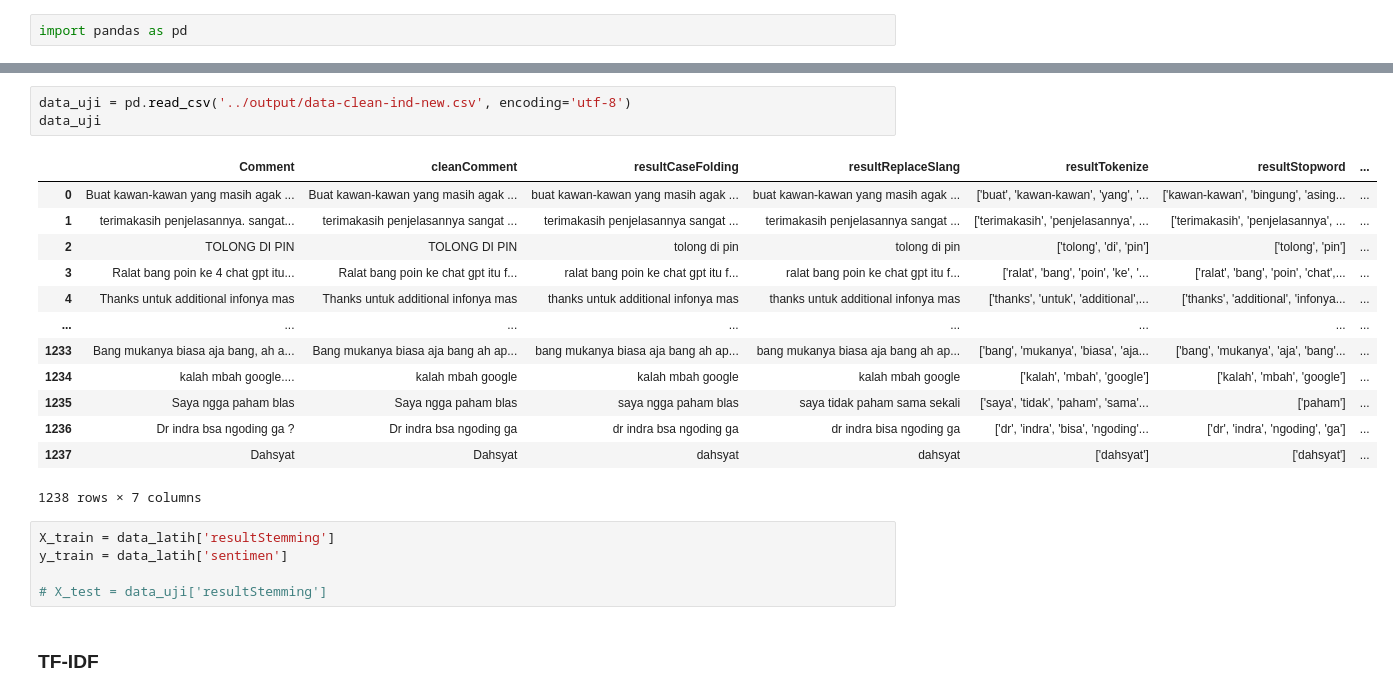
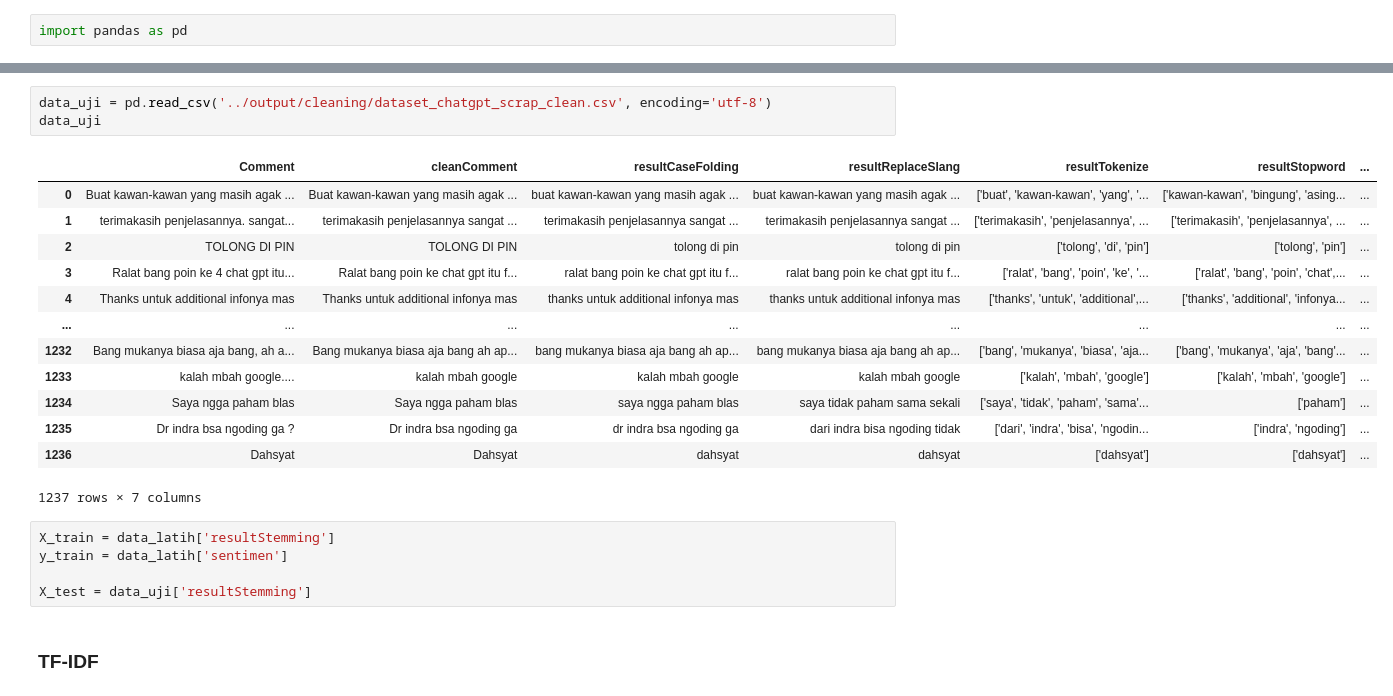
Before and after one commit to ardwiinoo/knn-sentiment-analysis, a Jupyter notebook: notebook/feature_extraction_nosplit.ipynb, the cells around one changed output, grey strips where cells are left out. Cells and saved outputs as stored; diff of their text form.

```diff
--- a/notebook/feature_extraction_nosplit.ipynb
+++ b/notebook/feature_extraction_nosplit.ipynb
@@ -20,25 +20,25 @@ data_latih
 # %%
-data_uji = pd.read_csv('../output/data-clean-ind-new.csv', encoding='utf-8')
+data_uji = pd.read_csv('../output/cleaning/dataset_chatgpt_scrap_clean.csv', encoding='utf-8')
 data_uji
 # %% [output]
 |  | Comment | cleanComment | resultCaseFolding | resultReplaceSlang | resultTokenize | resultStopword | ... |
 | 0 | Buat kawan-kawan yang masih agak ... | Buat kawan-kawan yang masih agak ... | buat kawan-kawan yang masih agak ... | buat kawan-kawan yang masih agak ... | ['buat', 'kawan-kawan', 'yang', '... | ['kawan-kawan', 'bingung', 'asing... | ... |
 | 1 | terimakasih penjelasannya. sangat... | terimakasih penjelasannya sangat ... | terimakasih penjelasannya sangat ... | terimakasih penjelasannya sangat ... | ['terimakasih', 'penjelasannya', ... | ['terimakasih', 'penjelasannya', ... | ... |
 | 2 | TOLONG DI PIN | TOLONG DI PIN | tolong di pin | tolong di pin | ['tolong', 'di', 'pin'] | ['tolong', 'pin'] | ... |
 | 3 | Ralat bang poin ke 4 chat gpt itu... | Ralat bang poin ke chat gpt itu f... | ralat bang poin ke chat gpt itu f... | ralat bang poin ke chat gpt itu f... | ['ralat', 'bang', 'poin', 'ke', '... | ['ralat', 'bang', 'poin', 'chat',... | ... |
 | 4 | Thanks untuk additional infonya mas | Thanks untuk additional infonya mas | thanks untuk additional infonya mas | thanks untuk additional infonya mas | ['thanks', 'untuk', 'additional',... | ['thanks', 'additional', 'infonya... | ... |
 | ... | ... | ... | ... | ... | ... | ... | ... |
-| 1233 | Bang mukanya biasa aja bang, ah a... | Bang mukanya biasa aja bang ah ap... | bang mukanya biasa aja bang ah ap... | bang mukanya biasa aja bang ah ap... | ['bang', 'mukanya', 'biasa', 'aja... | ['bang', 'mukanya', 'aja', 'bang'... | ... |
-| 1234 | kalah mbah google.... | kalah mbah google | kalah mbah google | kalah mbah google | ['kalah', 'mbah', 'google'] | ['kalah', 'mbah', 'google'] | ... |
-| 1235 | Saya ngga paham blas | Saya ngga paham blas | saya ngga paham blas | saya tidak paham sama sekali | ['saya', 'tidak', 'paham', 'sama'... | ['paham'] | ... |
-| 1236 | Dr indra bsa ngoding ga ? | Dr indra bsa ngoding ga | dr indra bsa ngoding ga | dr indra bisa ngoding ga | ['dr', 'indra', 'bisa', 'ngoding'... | ['dr', 'indra', 'ngoding', 'ga'] | ... |
-| 1237 | Dahsyat | Dahsyat | dahsyat | dahsyat | ['dahsyat'] | ['dahsyat'] | ... |
+| 1232 | Bang mukanya biasa aja bang, ah a... | Bang mukanya biasa aja bang ah ap... | bang mukanya biasa aja bang ah ap... | bang mukanya biasa aja bang ah ap... | ['bang', 'mukanya', 'biasa', 'aja... | ['bang', 'mukanya', 'aja', 'bang'... | ... |
+| 1233 | kalah mbah google.... | kalah mbah google | kalah mbah google | kalah mbah google | ['kalah', 'mbah', 'google'] | ['kalah', 'mbah', 'google'] | ... |
+| 1234 | Saya ngga paham blas | Saya ngga paham blas | saya ngga paham blas | saya tidak paham sama sekali | ['saya', 'tidak', 'paham', 'sama'... | ['paham'] | ... |
+| 1235 | Dr indra bsa ngoding ga ? | Dr indra bsa ngoding ga | dr indra bsa ngoding ga | dari indra bisa ngoding tidak | ['dari', 'indra', 'bisa', 'ngodin... | ['indra', 'ngoding'] | ... |
+| 1236 | Dahsyat | Dahsyat | dahsyat | dahsyat | ['dahsyat'] | ['dahsyat'] | ... |
-1238 rows × 7 columns
+1237 rows × 7 columns
 # %%
 X_train = data_latih['resultStemming']
 y_train = data_latih['sentimen']
 
-# X_test = data_uji['resultStemming']
+X_test = data_uji['resultStemming']
 # %% [markdown]
 ### TF-IDF
 # %%
```
Also changed, not shown: parts of 7 cells of this notebook.
